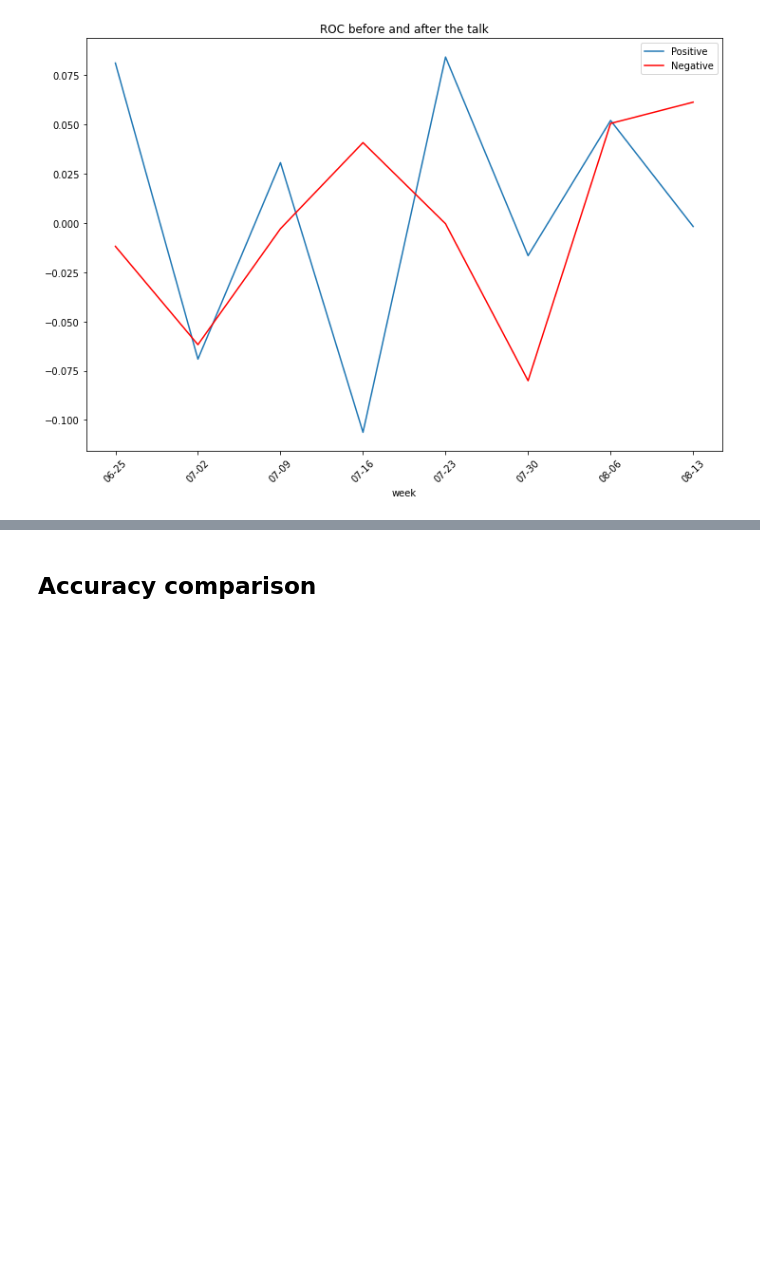
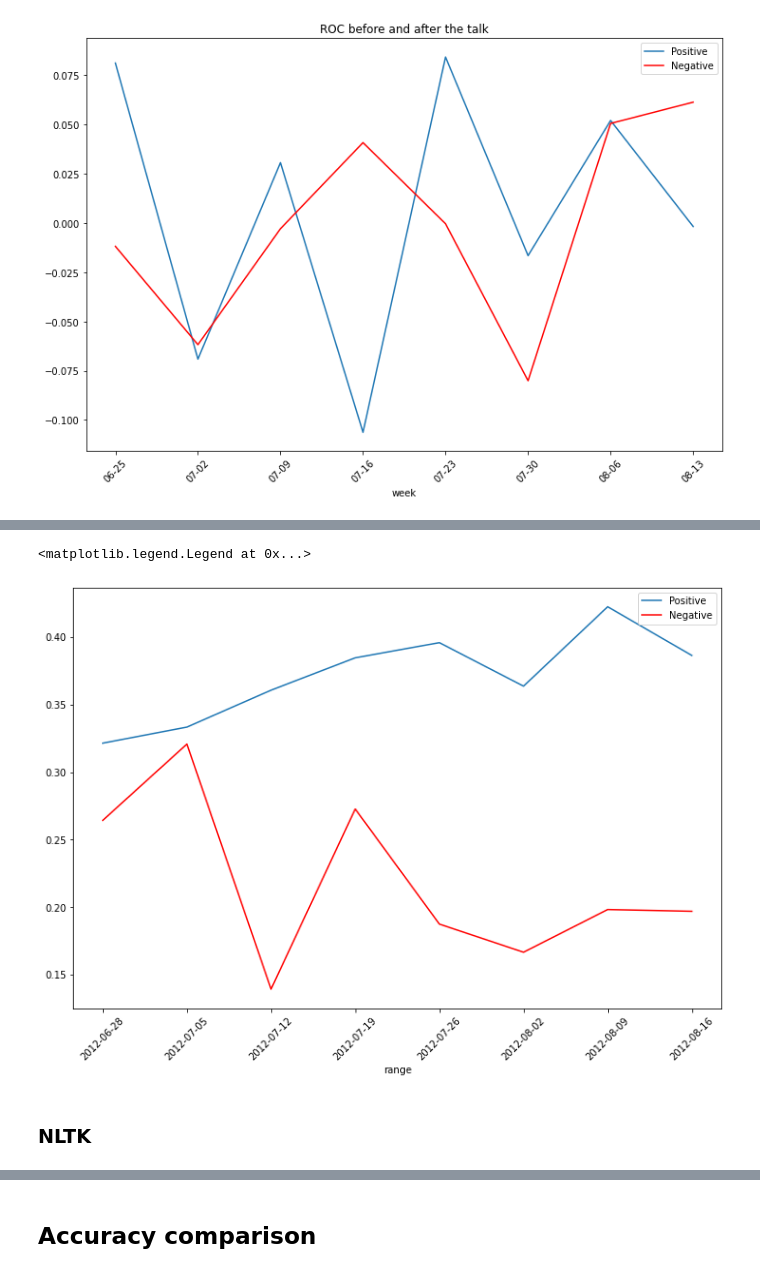
Before and after one commit to YinghuiJiang/Computational-Social-Media-Project, a Jupyter notebook: sentiment_analysis.ipynb, the cells around one changed output, grey strips where cells are left out. Cells and saved outputs as stored; diff of their text form; code cells hidden in the pictures; blank space fills up the shorter version.

```diff
--- a/sentiment_analysis.ipynb
+++ b/sentiment_analysis.ipynb
@@ -167,0 +175,5 @@ ax4.legend()
+# %%
+df_4weeks.sort_values(by='time',ascending=True,inplace=True)
+df_4weeks.to_csv('df_4weeks_new.csv')
+df_4weeks.reset_index(inplace=True)
+df_4weeks
@@ -167,0 +194,6 @@ ax4.legend()
+# %%
+df_final=df_4weeks.loc[41:1084,:]
+df_final['date']=pd.to_datetime(df_final['time']).dt.strftime('%Y-%m-%d')
+df_final['unix']=pd.to_datetime(df_final['created_at']).map(pd.Timestamp.timestamp)
+df_final.to_csv('df_final.csv')
+df_final
@@ -167,0 +214,3 @@ ax4.legend()
+# %%
+weekbins=[1340862142,1341489271,1342098523,1342684407,1343310595,1343897164,1344510479,1345101364,1345740657]
+np.array(df_final['unix'], dtype=float)
@@ -167,0 +236,13 @@ ax4.legend()
+# %%
+df_final['range']=pd.cut(x=df_final['unix'],bins=weekbins,right=False,labels=['2012-06-28','2012-07-05','2012-07-12','2012-07-19','2012-07-26','2012-08-02','2012-08-09','2012-08-16'])
+# %%
+positive=df_final.groupby(['range']).apply(lambda x : posneg_ratio(x)[1])
+negative=df_final.groupby(['range']).apply(lambda x : posneg_ratio(x)[0])
+n=positive.plot(kind='line', rot=45,figsize=(12,8),label = 'Positive')
+m=negative.plot(kind='line', rot=45,figsize=(12,8),color='red',label = 'Negative')
+m.legend()
+# %% [output]
+<matplotlib.legend.Legend at 0x...>
+[figure, added]
+# %% [markdown]
+### NLTK
```
Also changed, not shown: parts of 22 cells of this notebook.
